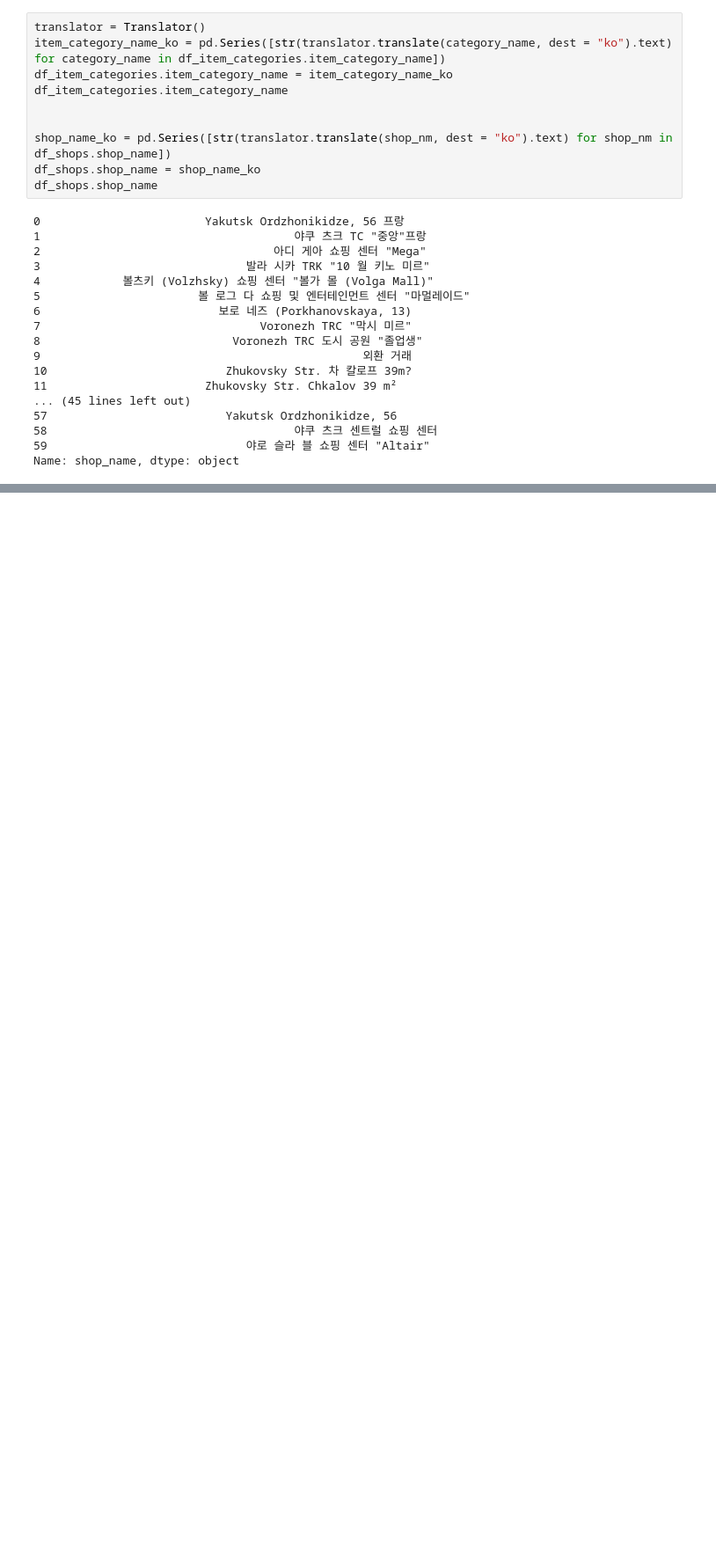
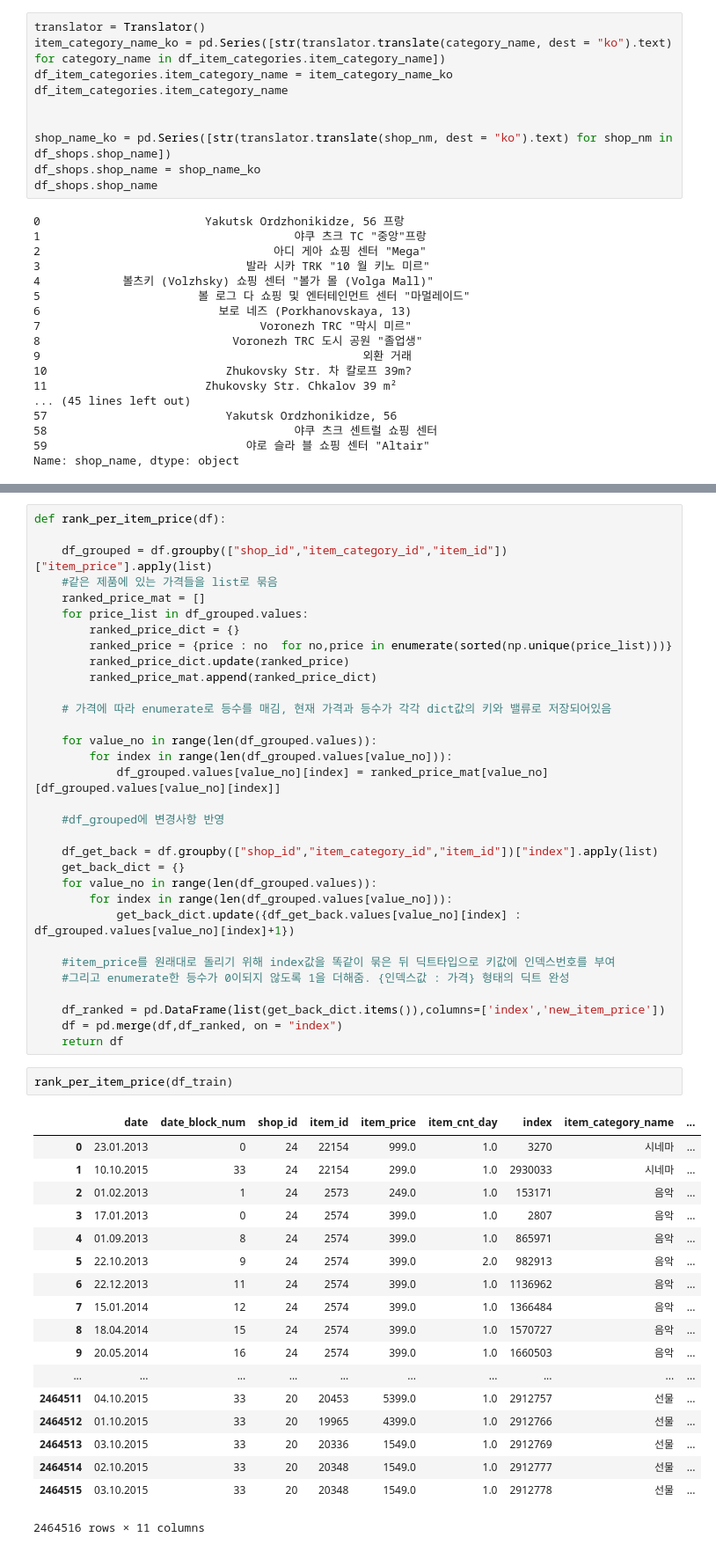
Before and after one commit to HyunaShin/ML_project, a Jupyter notebook: codes/BaseLine.ipynb, the cells around one changed output, grey strips where cells are left out. Shown at 88% size. Drawn from its saved outputs; the diff is of its cells as text; blank space fills up the shorter version.

```diff
--- a/codes/BaseLine.ipynb
+++ b/codes/BaseLine.ipynb
@@ -180,0 +282,53 @@ df_test.head()
+# %%
+def rank_per_item_price(df):
+
+    df_grouped = df.groupby(["shop_id","item_category_id","item_id"])["item_price"].apply(list)
+    #같은 제품에 있는 가격들을 list로 묶음
+    ranked_price_mat = []
+    for price_list in df_grouped.values:
+        ranked_price_dict = {}
+        ranked_price = {price : no  for no,price in enumerate(sorted(np.unique(price_list)))}
+        ranked_price_dict.update(ranked_price)
+        ranked_price_mat.append(ranked_price_dict)
+
+    # 가격에 따라 enumerate로 등수를 매김, 현재 가격과 등수가 각각 dict값의 키와 밸류로 저장되어있음
+
+    for value_no in range(len(df_grouped.values)):
+        for index in range(len(df_grouped.values[value_no])):
+            df_grouped.values[value_no][index] = ranked_price_mat[value_no][df_grouped.values[value_no][index]]
+
+    #df_grouped에 변경사항 반영
+
+    df_get_back = df.groupby(["shop_id","item_category_id","item_id"])["index"].apply(list)
+    get_back_dict = {}
+    for value_no in range(len(df_grouped.values)):
+        for index in range(len(df_grouped.values[value_no])):
+            get_back_dict.update({df_get_back.values[value_no][index] : df_grouped.values[value_no][index]+1})
+
+    #item_price를 원래대로 돌리기 위해 index값을 똑같이 묶은 뒤 딕트타입으로 키값에 인덱스번호를 부여
+    #그리고 enumerate한 등수가 0이되지 않도록 1을 더해줌. {인덱스값 : 가격} 형태의 딕트 완성
+
+    df_ranked = pd.DataFrame(list(get_back_dict.items()),columns=['index','new_item_price'])
+    df = pd.merge(df,df_ranked, on = "index")
+    return df
+# %%
+rank_per_item_price(df_train)
+# %% [output]
+|  | date | date_block_num | shop_id | item_id | item_price | item_cnt_day | index | item_category_name | ... |
+| 0 | 23.01.2013 | 0 | 24 | 22154 | 999.0 | 1.0 | 3270 | 시네마 | ... |
+| 1 | 10.10.2015 | 33 | 24 | 22154 | 299.0 | 1.0 | 2930033 | 시네마 | ... |
+| 2 | 01.02.2013 | 1 | 24 | 2573 | 249.0 | 1.0 | 153171 | 음악 | ... |
+| 3 | 17.01.2013 | 0 | 24 | 2574 | 399.0 | 1.0 | 2807 | 음악 | ... |
+| 4 | 01.09.2013 | 8 | 24 | 2574 | 399.0 | 1.0 | 865971 | 음악 | ... |
+| 5 | 22.10.2013 | 9 | 24 | 2574 | 399.0 | 2.0 | 982913 | 음악 | ... |
+| 6 | 22.12.2013 | 11 | 24 | 2574 | 399.0 | 1.0 | 1136962 | 음악 | ... |
+| 7 | 15.01.2014 | 12 | 24 | 2574 | 399.0 | 1.0 | 1366484 | 음악 | ... |
+| 8 | 18.04.2014 | 15 | 24 | 2574 | 399.0 | 1.0 | 1570727 | 음악 | ... |
+| 9 | 20.05.2014 | 16 | 24 | 2574 | 399.0 | 1.0 | 1660503 | 음악 | ... |
+| ... | ... | ... | ... | ... | ... | ... | ... | ... | ... |
+| 2464511 | 04.10.2015 | 33 | 20 | 20453 | 5399.0 | 1.0 | 2912757 | 선물 | ... |
+| 2464512 | 01.10.2015 | 33 | 20 | 19965 | 4399.0 | 1.0 | 2912766 | 선물 | ... |
+| 2464513 | 03.10.2015 | 33 | 20 | 20336 | 1549.0 | 1.0 | 2912769 | 선물 | ... |
+| 2464514 | 02.10.2015 | 33 | 20 | 20348 | 1549.0 | 1.0 | 2912777 | 선물 | ... |
+| 2464515 | 03.10.2015 | 33 | 20 | 20348 | 1549.0 | 1.0 | 2912778 | 선물 | ... |
+2464516 rows × 11 columns
```
Also changed, not shown: parts of 22 cells of this notebook.
